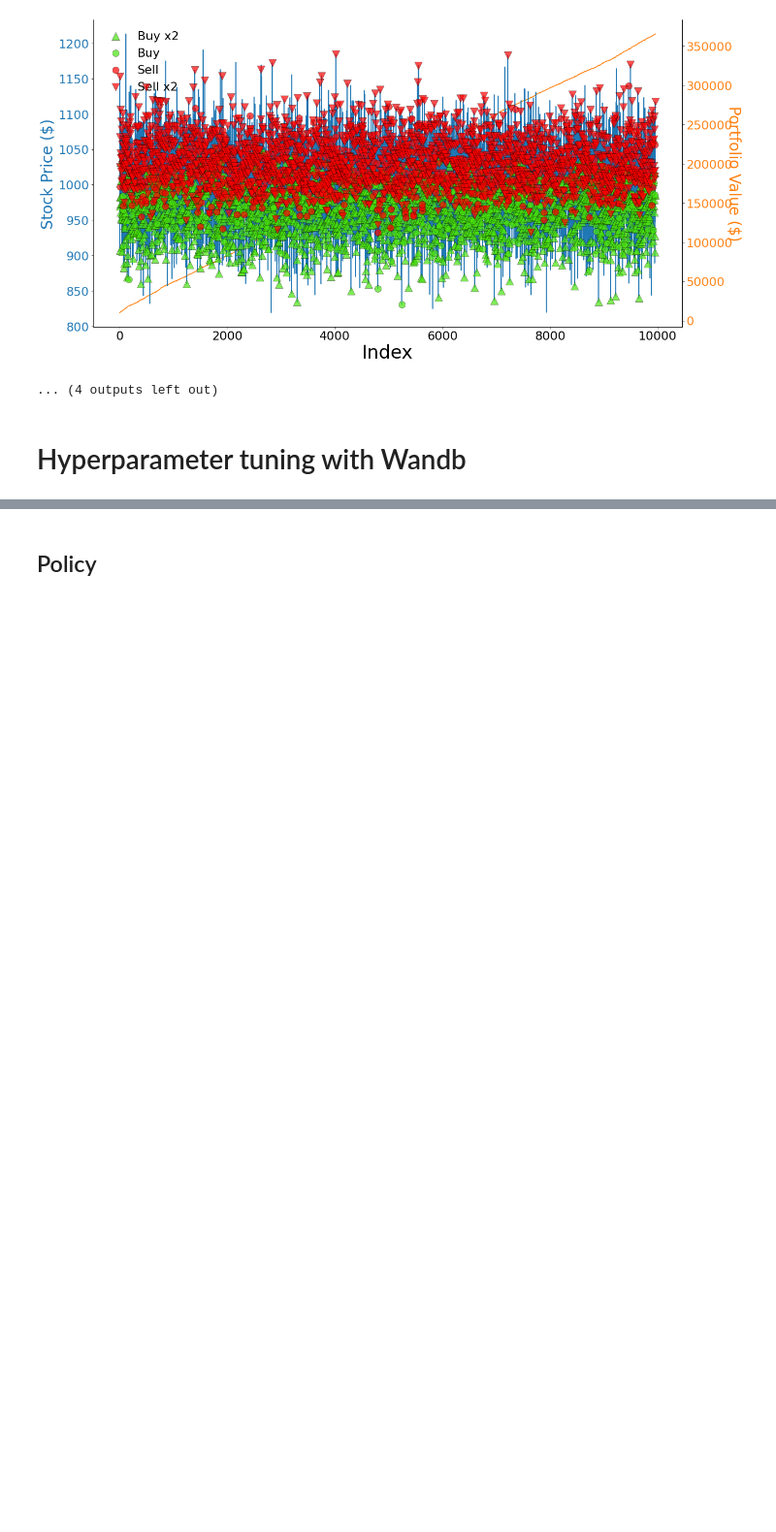
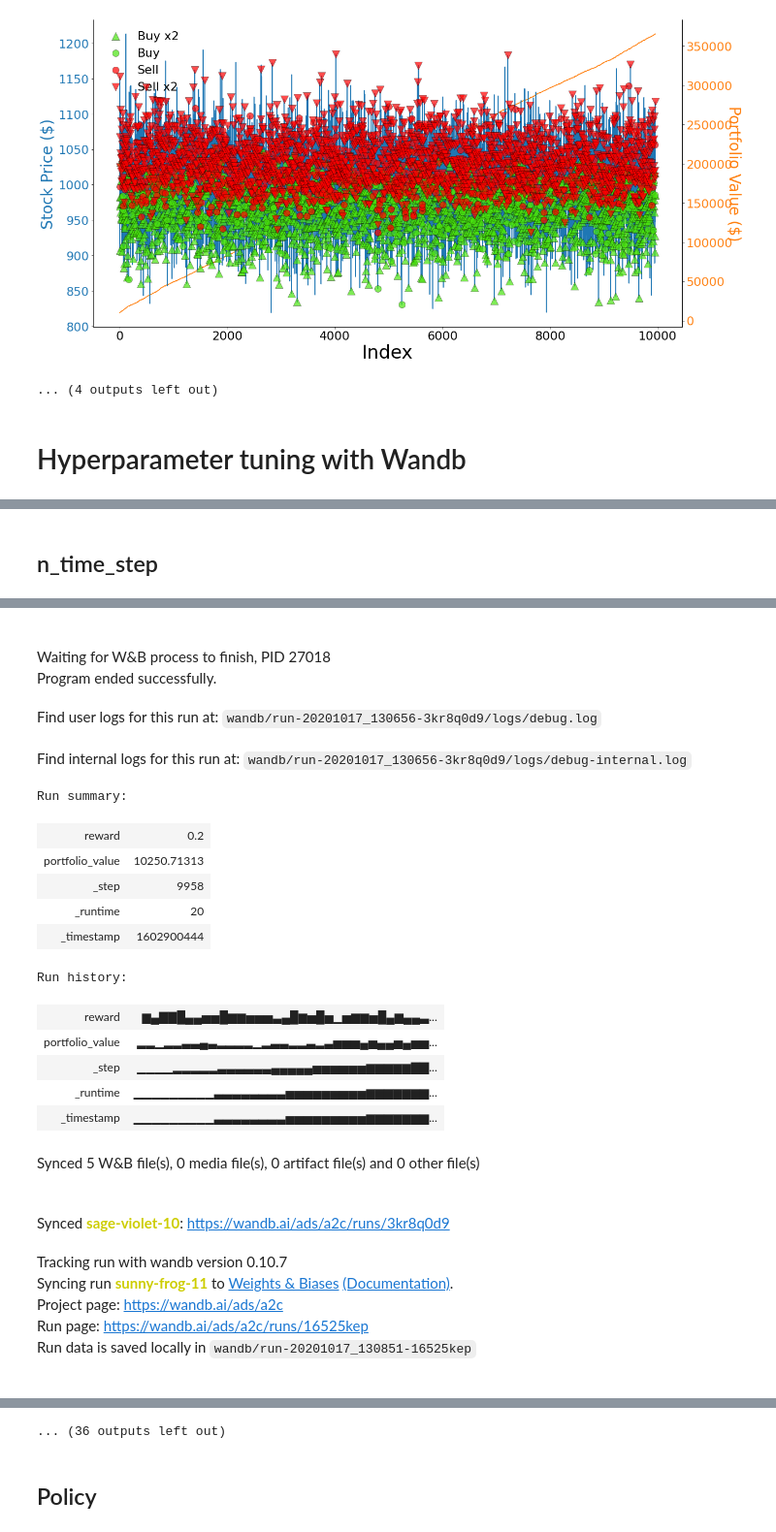
Before and after one commit to YAOS5/Amazon-Trading-Bot, a Jupyter notebook: a2c.ipynb, the cells around one changed output, grey strips where cells are left out. Shown at 97% size. Cells and saved outputs as stored; diff of their text form; code cells hidden in the pictures; blank space fills up the shorter version.

Commit message:
Successfully tune total_steps

```diff
--- a/a2c.ipynb
+++ b/a2c.ipynb
@@ -136 +117,19 @@ wandb.config.env = 0
+# %%
+INITIAL_BALANCE = 10_000
+PAST_TICKS = 5
+N_TIME_STEP = 250000
+
+
+def set_config(project_name="a2c", run_name=None, balance=INITIAL_BALANCE, portfolio_value=INITIAL_BALANCE, past_ticks=PAST_TICKS,
+               policy=MlpPolicy, env=envs[0], total_timesteps=N_TIME_STEP):
+
+    wandb.init(project=project_name)
+    if run_name:
+        wandb.run.name = run_name
+    wandb.config.balance= balance
+    wandb.config.portfolio_value = portfolio_value
+    wandb.config.past_ticks= past_ticks
+    wandb.config.policy = policy
+    wandb.config.env = env
+    wandb.config.total_timesteps = total_timesteps
 # %%
@@ -165,0 +160,35 @@ WARNING: Entity <bound method Flatten.call of <tensorflow.python.layers.core.Fla
+# %% [markdown]
+## n_time_step
+# %%
+t_steps = [5000, 10000, 15000, 25000, 30000, 35000, 40000]
+# %%
+# Training loop where parameters are logged
+
+for t_step in t_steps:
+    set_config(project_name='a2c-total-steps',
+               run_name=f'Total-Step {t_step}',
+               total_timesteps = t_step)
+
+    env = envs[0]
+    env.reset()
+    model = A2C(MlpPolicy, env, verbose=0)
+    model.learn(total_timesteps=t_step)
+
+    state = env.reset()
+    portfolio_values = []
+    prices = []
+    actions = []
+
+    for i in range(10_000):
+        action, _ = model.predict(state)
+
+        price, portfolio_value = env.get_data()
+        actions.append(action)
+        prices.append(price)
+        portfolio_values.append(portfolio_value)
+
+        state, reward, done, _ = env.step(action)
+        wandb.log({'reward': reward, 'portfolio_value': portfolio_value})
+        if done:
+            break
+# %% [output]
@@ -165,0 +196,23 @@ WARNING: Entity <bound method Flatten.call of <tensorflow.python.layers.core.Fla
+Waiting for W&B process to finish, PID 27018
+Program ended successfully.
+Find user logs for this run at: wandb/run-20201017_130656-3kr8q0d9/logs/debug.log
+Find internal logs for this run at: wandb/run-20201017_130656-3kr8q0d9/logs/debug-internal.log
+Run summary:
+| reward | 0.2 |
+| portfolio_value | 10250.71313 |
+| _step | 9958 |
+| _runtime | 20 |
+| _timestamp | 1602900444 |
+Run history:
+| reward | ▆▄▇▇█▄▄▅▅█▆▆▅▅▅▃▄█▆▅█▅▁▅▆▆▅█▄▆▄▄▃... |
+| portfolio_value | ▂▂▁▂▂▃▃▄▃▂▂▂▂▁▂▃▃▂▂▃▂▃▅▅▅▄▅▄▄▅▄▅▅... |
+| _step | ▁▁▁▁▂▂▂▂▂▃▃▃▃▃▃▄▄▄▄▄▅▅▅▅▅▅▆▆▆▆▆▇▇... |
+| _runtime | ▁▁▁▁▁▁▁▁▁▃▃▃▃▃▃▃▃▅▅▅▅▅▅▅▅▅▆▆▆▆▆▆▆... |
+| _timestamp | ▁▁▁▁▁▁▁▁▁▃▃▃▃▃▃▃▃▅▅▅▅▅▅▅▅▅▆▆▆▆▆▆▆... |
+Synced 5 W&B file(s), 0 media file(s), 0 artifact file(s) and 0 other file(s)
+Synced sage-violet-10: https://wandb.ai/ads/a2c/runs/3kr8q0d9
+Tracking run with wandb version 0.10.7
+Syncing run sunny-frog-11 to Weights & Biases (Documentation).
+Project page: https://wandb.ai/ads/a2c
+Run page: https://wandb.ai/ads/a2c/runs/16525kep
+Run data is saved locally in wandb/run-20201017_130851-16525kep
@@ -166,2 +223,3 @@ WARNING: Entity <bound method Flatten.call of <tensorflow.python.layers.core.Fla
+... (36 outputs left out)
 # %% [markdown]
 ## Policy
```
Also changed, not shown: parts of 8 cells of this notebook, 1 other file.
